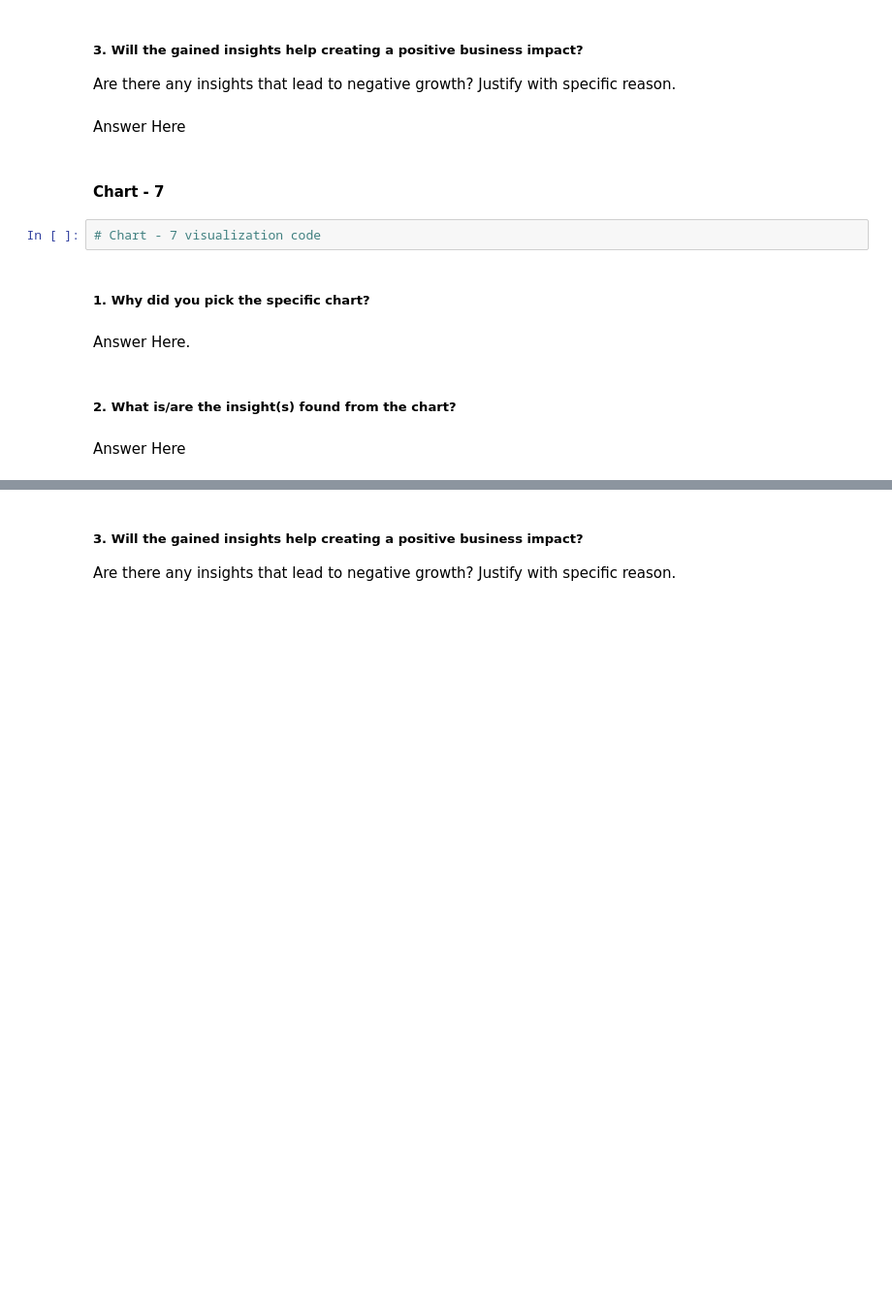
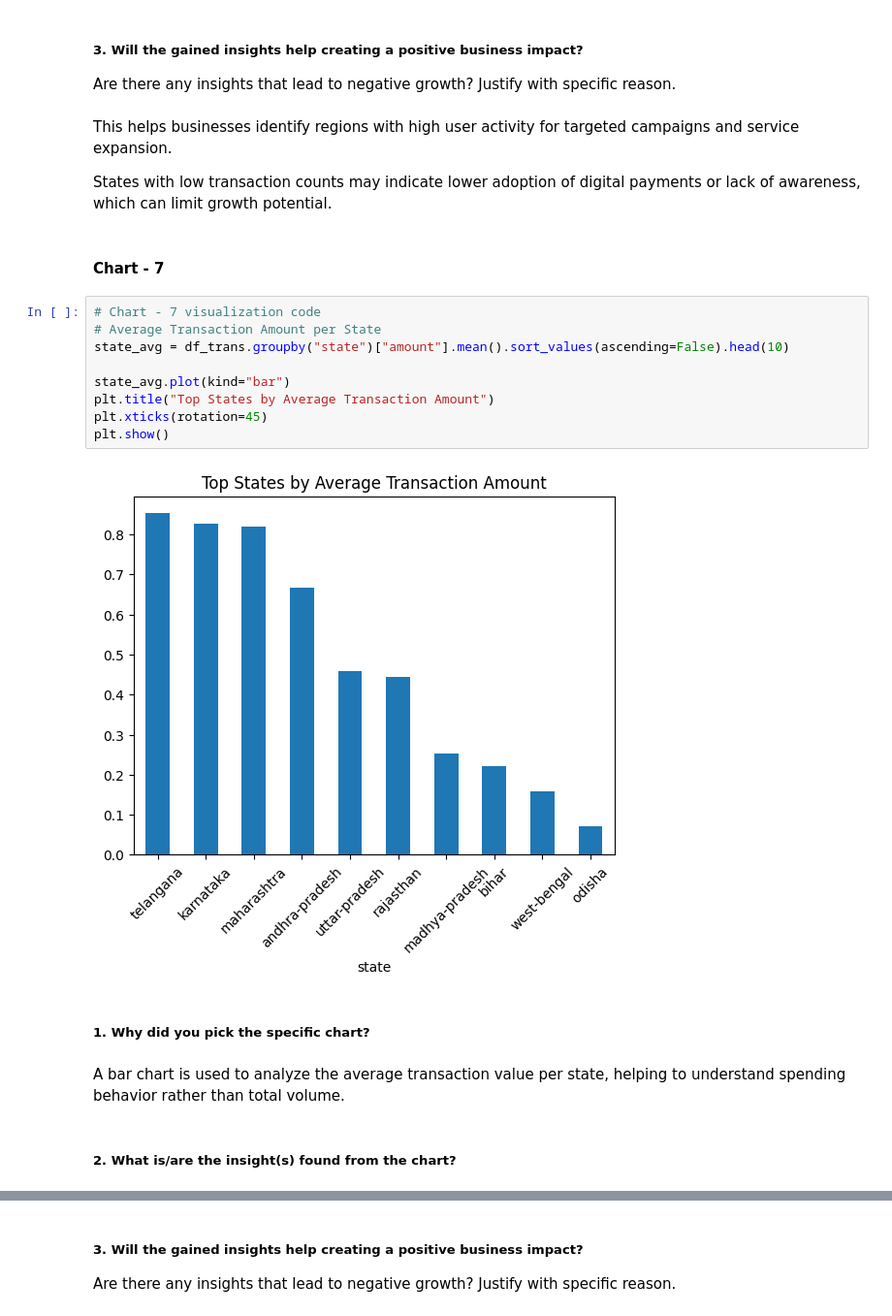
Before and after one commit to Snehamn24/PhonePe-ML-model, a Jupyter notebook: PhonePe_ML_model.ipynb, the cells around one changed output, grey strips where cells are left out. Shown at 97% size. Saved outputs shown, nothing was run; the diff lists cells and outputs as text; blank space fills up the shorter version.

```diff
--- a/PhonePe_ML_model.ipynb
+++ b/PhonePe_ML_model.ipynb
@@ -564,17 +557,26 @@ Answer Here
 # %% [markdown]
 ##### 3. Will the gained insights help creating a positive business impact?
 Are there any insights that lead to negative growth? Justify with specific reason.
-# %% [markdown]
-Answer Here
+# %% [markdown]
+This helps businesses identify regions with high user activity for targeted campaigns and service expansion.
+
+States with low transaction counts may indicate lower adoption of digital payments or lack of awareness, which can limit growth potential.
 # %% [markdown]
 #### Chart - 7
-# %%
-# Chart - 7 visualization code
+# %%
+# Chart - 7 visualization code
+# Average Transaction Amount per State
+state_avg = df_trans.groupby("state")["amount"].mean().sort_values(ascending=False).head(10)
+
+state_avg.plot(kind="bar")
+plt.title("Top States by Average Transaction Amount")
+plt.xticks(rotation=45)
+plt.show()
+# %% [output]
+[figure, added]
 # %% [markdown]
 ##### 1. Why did you pick the specific chart?
-# %% [markdown]
-Answer Here.
+# %% [markdown]
+A bar chart is used to analyze the average transaction value per state, helping to understand spending behavior rather than total volume.
 # %% [markdown]
 ##### 2. What is/are the insight(s) found from the chart?
-# %% [markdown]
-Answer Here
```
Also changed, not shown: parts of 70 cells of this notebook.
